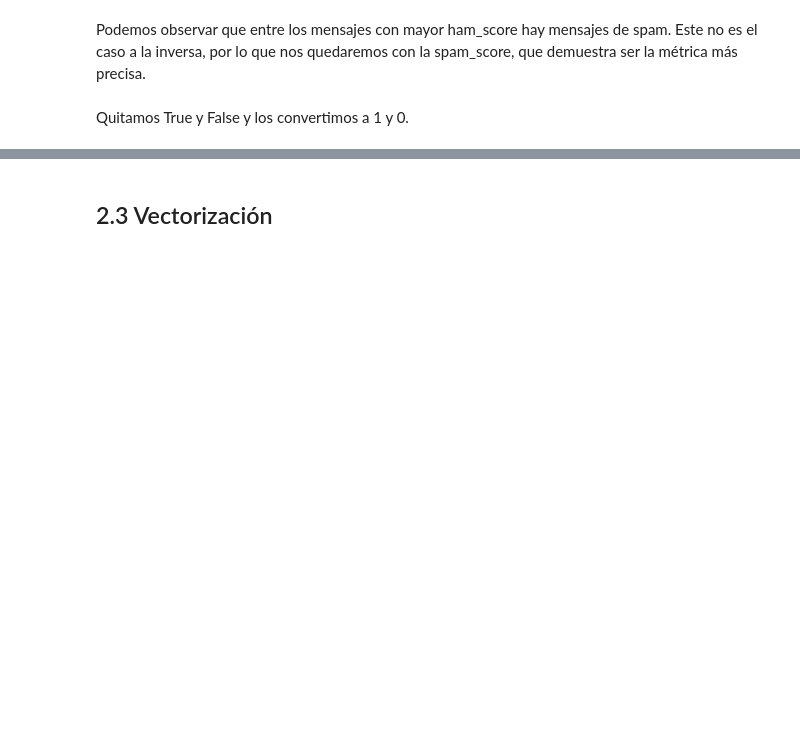
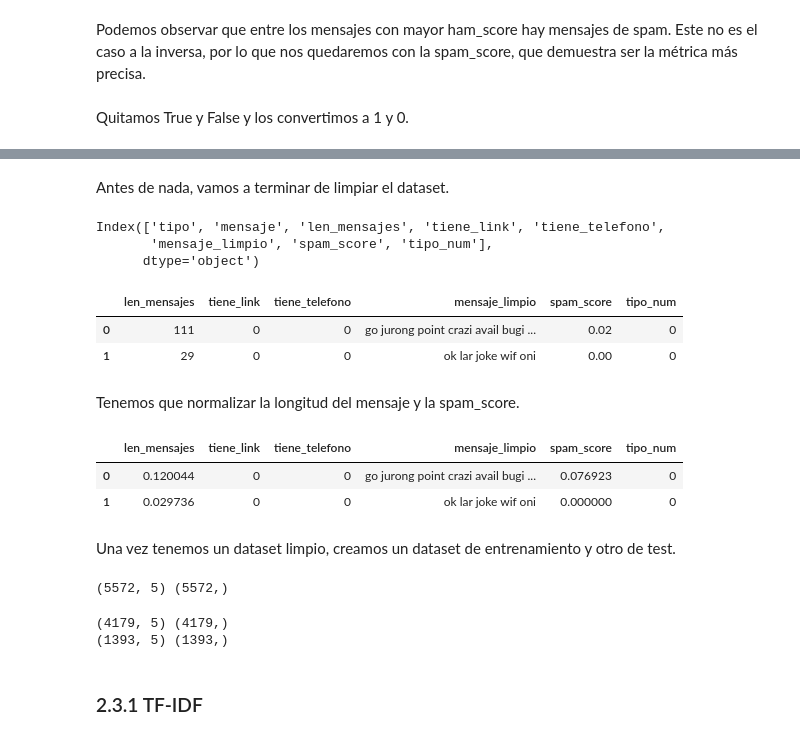
Before and after one commit to imarcosenciso/spam-detection, a Jupyter notebook: Data/preprocessing.ipynb, the cells around one changed output, grey strips where cells are left out. Drawn from its saved outputs; the diff is of its cells as text; code cells hidden in the pictures; blank space fills up the shorter version.

```diff
--- a/Data/preprocessing.ipynb
+++ b/Data/preprocessing.ipynb
@@ -369,0 +393,21 @@ with open("dataset/spam_agregado.json", "w", encoding="utf-8") as f:
+# %% [markdown]
+Antes de nada, vamos a terminar de limpiar el dataset.
+# %%
+df.columns
+# %% [output]
+Index(['tipo', 'mensaje', 'len_mensajes', 'tiene_link', 'tiene_telefono',
+       'mensaje_limpio', 'spam_score', 'tipo_num'],
+      dtype='object')
+# %%
+# Quitamos las columnas que no vamos a usar.
+df.drop(
+    ['tipo', 'mensaje'],
+    axis=1, inplace=True)
+# %%
+df.head(2)
+# %% [output]
+|  | len_mensajes | tiene_link | tiene_telefono | mensaje_limpio | spam_score | tipo_num |
+| 0 | 111 | 0 | 0 | go jurong point crazi avail bugi ... | 0.02 | 0 |
+| 1 | 29 | 0 | 0 | ok lar joke wif oni | 0.00 | 0 |
+# %% [markdown]
+Tenemos que normalizar la longitud del mensaje y la spam_score.
@@ -370,2 +424,27 @@ with open("dataset/spam_agregado.json", "w", encoding="utf-8") as f:
+# %%
+df.head(2)
+# %% [output]
+|  | len_mensajes | tiene_link | tiene_telefono | mensaje_limpio | spam_score | tipo_num |
+| 0 | 0.120044 | 0 | 0 | go jurong point crazi avail bugi ... | 0.076923 | 0 |
+| 1 | 0.029736 | 0 | 0 | ok lar joke wif oni | 0.000000 | 0 |
+# %% [markdown]
+Una vez tenemos un dataset limpio, creamos un dataset de entrenamiento y otro de test.
+# %%
+# Separamos el dataset en x e y. Y conteniendo las etiquetas que indican si el mensaje es spam o no, y X el resto de la información.
+y = df['tipo_num']
+x = df.drop('tipo_num', axis=1)
+
+print(x.shape,y.shape)
+# %% [output]
+(5572, 5) (5572,)
+# %%
+# Ahora los dividimos en dataset de entrenamiento y de test.
+x_train, x_test, y_train, y_test = train_test_split(x, y)
+
+print(x_train.shape, y_train.shape)
+print(x_test.shape, y_test.shape)
+# %% [output]
+(4179, 5) (4179,)
+(1393, 5) (1393,)
 # %% [markdown]
-## 2.3 Vectorización
+### 2.3.1 TF-IDF
```
Also changed, not shown: parts of 15 cells of this notebook, 6 other files.
